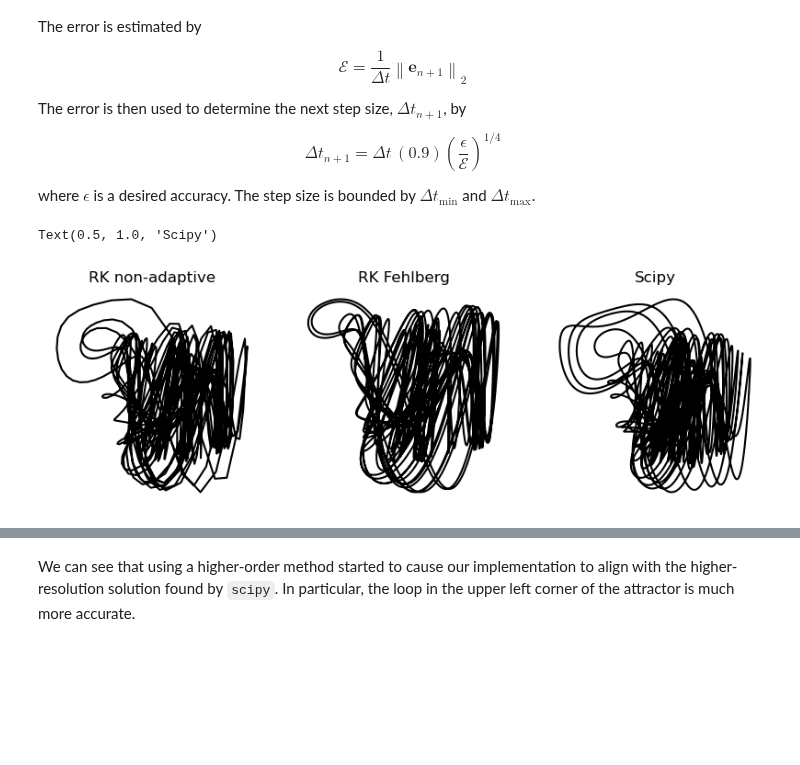
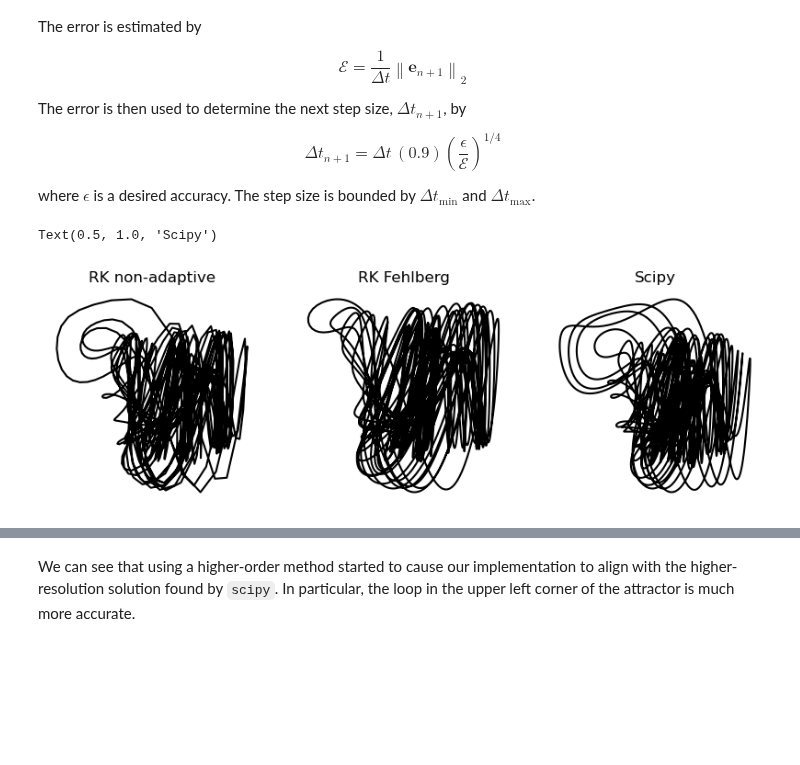
Before and after one commit to williamgilpin/cphy, a Jupyter notebook: talks/integrator_chaos_variable_step.ipynb, the cells around one changed output, grey strips where cells are left out. Drawn from its saved outputs; the diff is of its cells as text; code cells hidden in the pictures.

```diff
--- a/talks/integrator_chaos_variable_step.ipynb
+++ b/talks/integrator_chaos_variable_step.ipynb
@@ -360,30 +360,30 @@ class RungeKuttaFehlberg(BaseAdaptiveIntegrator):
 # %%
 plt.figure(figsize=(10, 3))
 
 integrator = RungeKuttaFehlberg(dt=1e-1, rtol=1e10)
 integrator.integrate(hadley, [0, 100], ic)
 plt.subplot(1, 3, 1)
 plt.plot(integrator.y[:, 0], integrator.y[:, 1], color='k')
 plt.axis('off')
 plt.title("RK non-adaptive")
 
 
-integrator = RungeKuttaFehlberg(dt=1e-1, rtol=1e-7)
+integrator = RungeKuttaFehlberg(dt=1e-1, rtol=1e-6)
 integrator.integrate(hadley, [0, 100], ic)
 plt.subplot(1, 3, 2)
 plt.plot(integrator.y[:, 0], integrator.y[:, 1], color='k')
 plt.axis('off')
 plt.title("RK Fehlberg")
 
 
-sol0 = solve_ivp(hadley, [0, 100], ic, method='Radau', rtol=1e-6, atol=1e-6, max_step=1e-1)
+sol0 = solve_ivp(hadley, [0, 100], ic, method="Radau", rtol=1e-6, atol=1e-6, max_step=1e-1)
 plt.subplot(1, 3, 3)
 plt.plot(sol0.y[0], sol0.y[1],  color='k')
 plt.axis('off')
 plt.title("Scipy")
 # %% [output]
 Text(0.5, 1.0, 'Scipy')
-[figure, old version]
+[figure, new version]
 # %%
 plt.figure(figsize=(10, 6))
 
```
Also changed, not shown: parts of 6 cells of this notebook.
